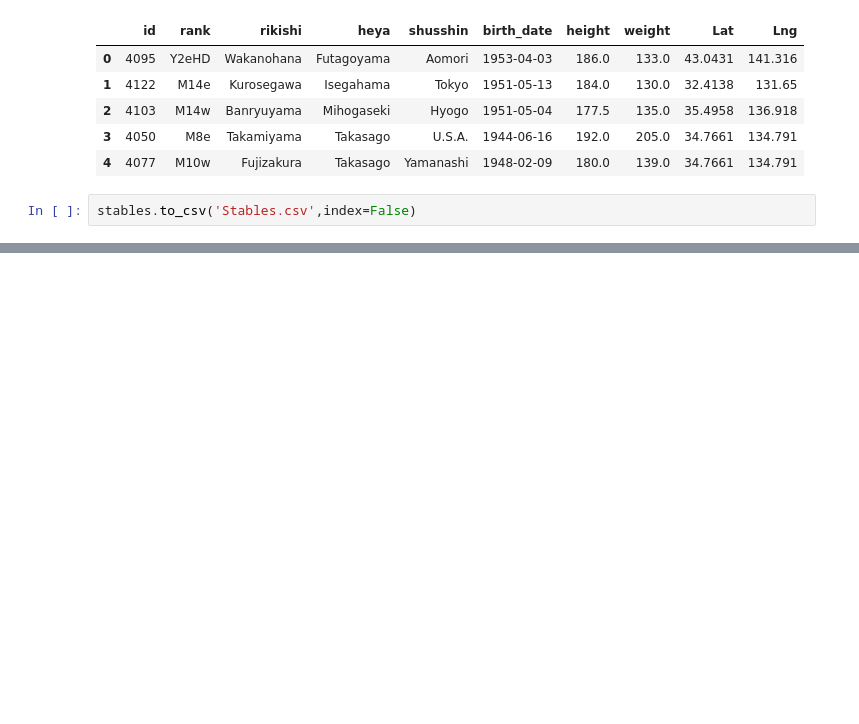
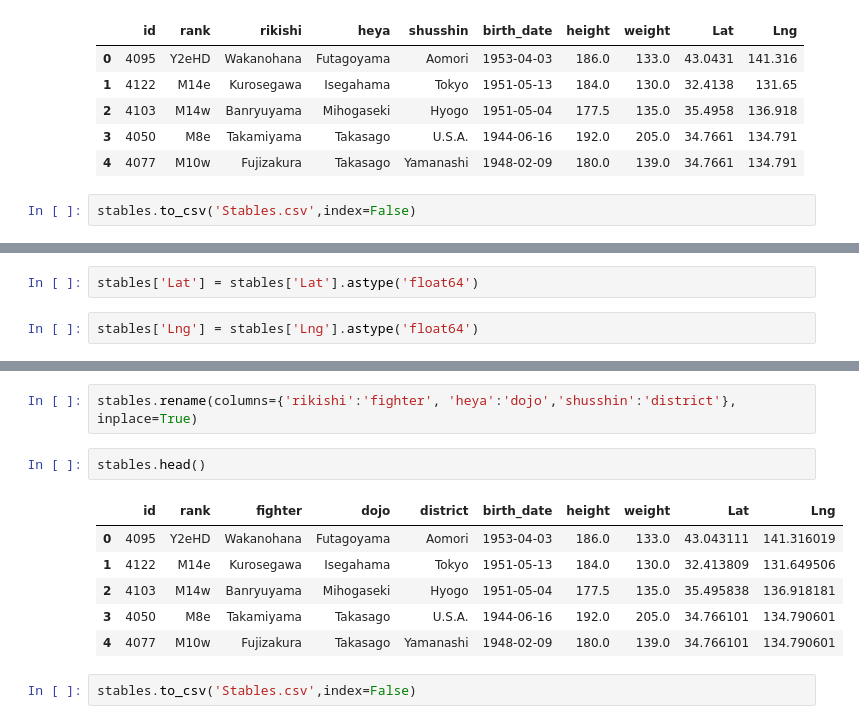
Before and after one commit to dorisakpovwa/teamsumo, a Jupyter notebook: Data_Preprocessing/Sumo_Preprocessing.ipynb, the cells around one changed output, grey strips where cells are left out. Saved outputs shown, nothing was run; the diff lists cells and outputs as text; blank space fills up the shorter version.

```diff
--- a/Data_Preprocessing/Sumo_Preprocessing.ipynb
+++ b/Data_Preprocessing/Sumo_Preprocessing.ipynb
@@ -238,0 +305,4 @@ stables.to_csv('Stables.csv',index=False)
+# %%
+stables['Lat'] = stables['Lat'].astype('float64')
+# %%
+stables['Lng'] = stables['Lng'].astype('float64')
@@ -238,0 +329,13 @@ stables.to_csv('Stables.csv',index=False)
+# %%
+stables.rename(columns={'rikishi':'fighter', 'heya':'dojo','shusshin':'district'}, inplace=True)
+# %%
+stables.head()
+# %% [output]
+|  | id | rank | fighter | dojo | district | birth_date | height | weight | Lat | Lng |
+| 0 | 4095 | Y2eHD | Wakanohana | Futagoyama | Aomori | 1953-04-03 | 186.0 | 133.0 | 43.043111 | 141.316019 |
+| 1 | 4122 | M14e | Kurosegawa | Isegahama | Tokyo | 1951-05-13 | 184.0 | 130.0 | 32.413809 | 131.649506 |
+| 2 | 4103 | M14w | Banryuyama | Mihogaseki | Hyogo | 1951-05-04 | 177.5 | 135.0 | 35.495838 | 136.918181 |
+| 3 | 4050 | M8e | Takamiyama | Takasago | U.S.A. | 1944-06-16 | 192.0 | 205.0 | 34.766101 | 134.790601 |
+| 4 | 4077 | M10w | Fujizakura | Takasago | Yamanashi | 1948-02-09 | 180.0 | 139.0 | 34.766101 | 134.790601 |
+# %%
+stables.to_csv('Stables.csv',index=False)
```
Also changed, not shown: parts of 13 cells of this notebook, 2 other files.
